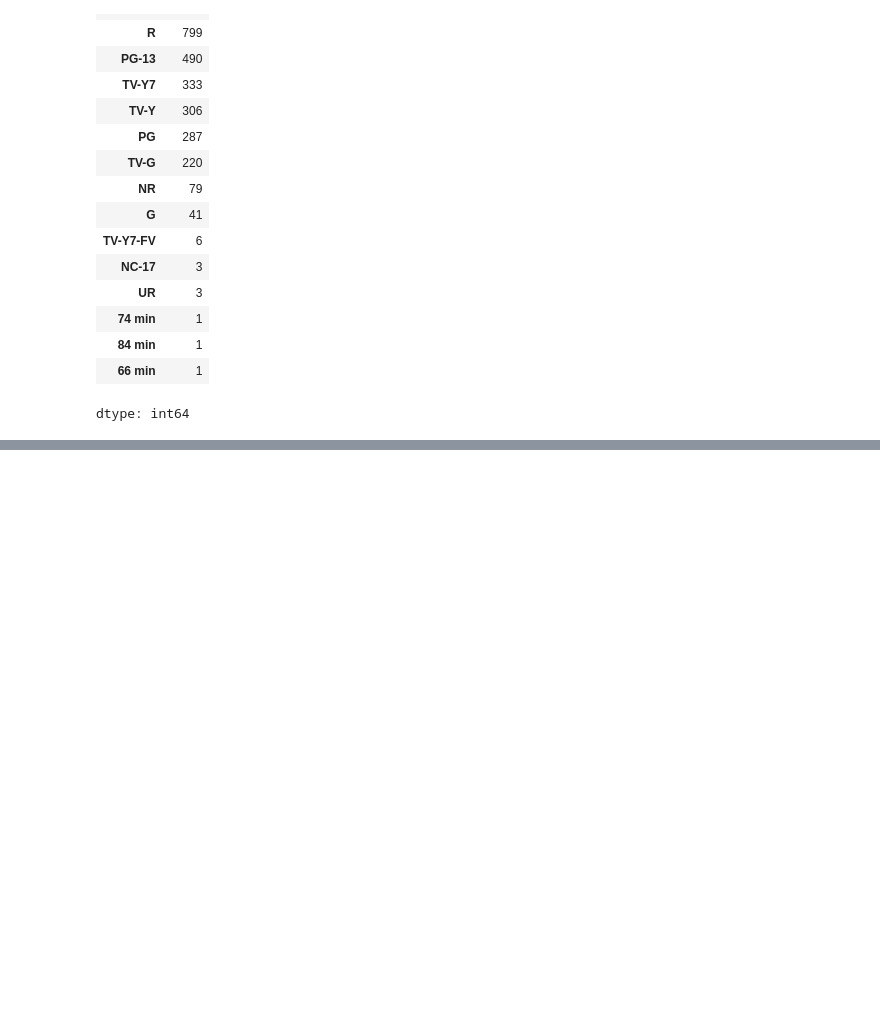
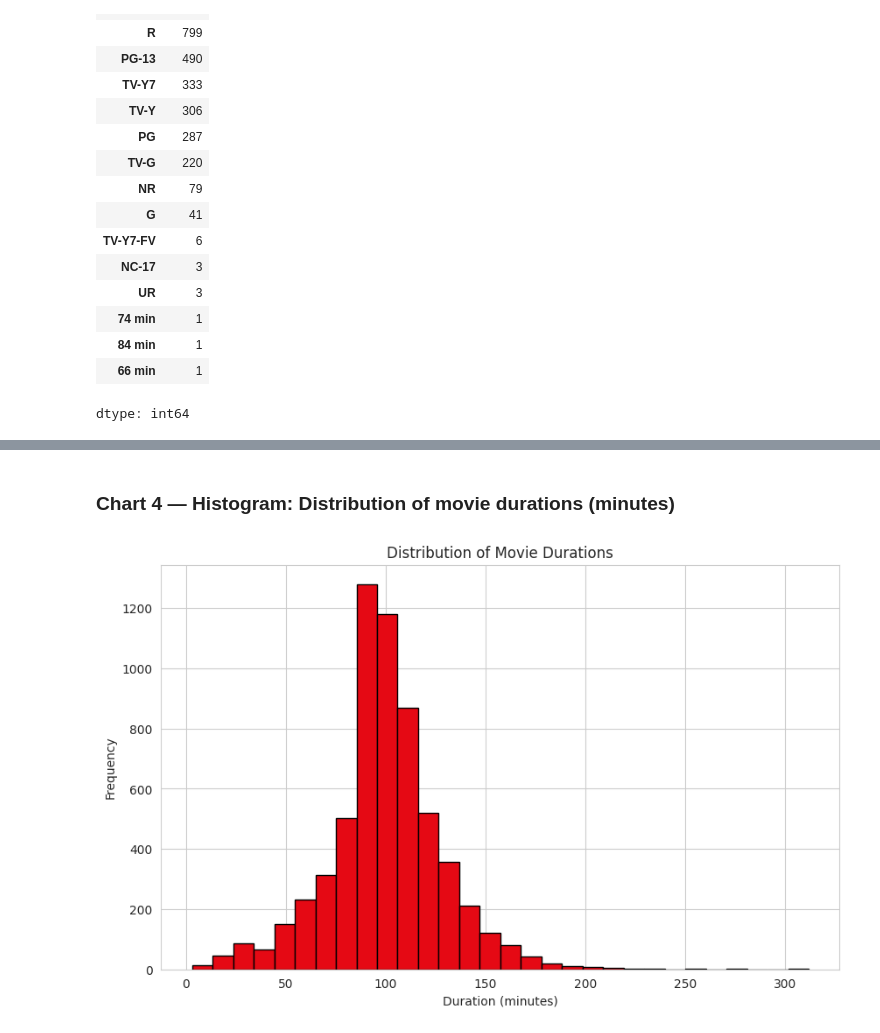
Before and after one commit to raaghuno18-spec/Netflix-EDA-project, a Jupyter notebook: notebooks/Netflix_EDA_Project1.ipynb, the cells around one changed output, grey strips where cells are left out. Cells and saved outputs as stored; diff of their text form; code cells hidden in the pictures; blank space fills up the shorter version.

```diff
--- a/notebooks/Netflix_EDA_Project1.ipynb
+++ b/notebooks/Netflix_EDA_Project1.ipynb
@@ -276,0 +319,12 @@ dtype: int64
+# %% [markdown]
+### Chart 4 — Histogram: Distribution of movie durations (minutes)
+# %%
+plt.figure()
+movie_durations = df_clean[df_clean["type"] == "Movie"]["duration_num"].dropna()
+plt.hist(movie_durations, bins=30, color="#E50914", edgecolor="black")
+plt.title("Distribution of Movie Durations")
+plt.xlabel("Duration (minutes)")
+plt.ylabel("Frequency")
+plt.show()
+# %% [output]
+[figure, added]
```
Also changed, not shown: parts of 14 cells of this notebook.
